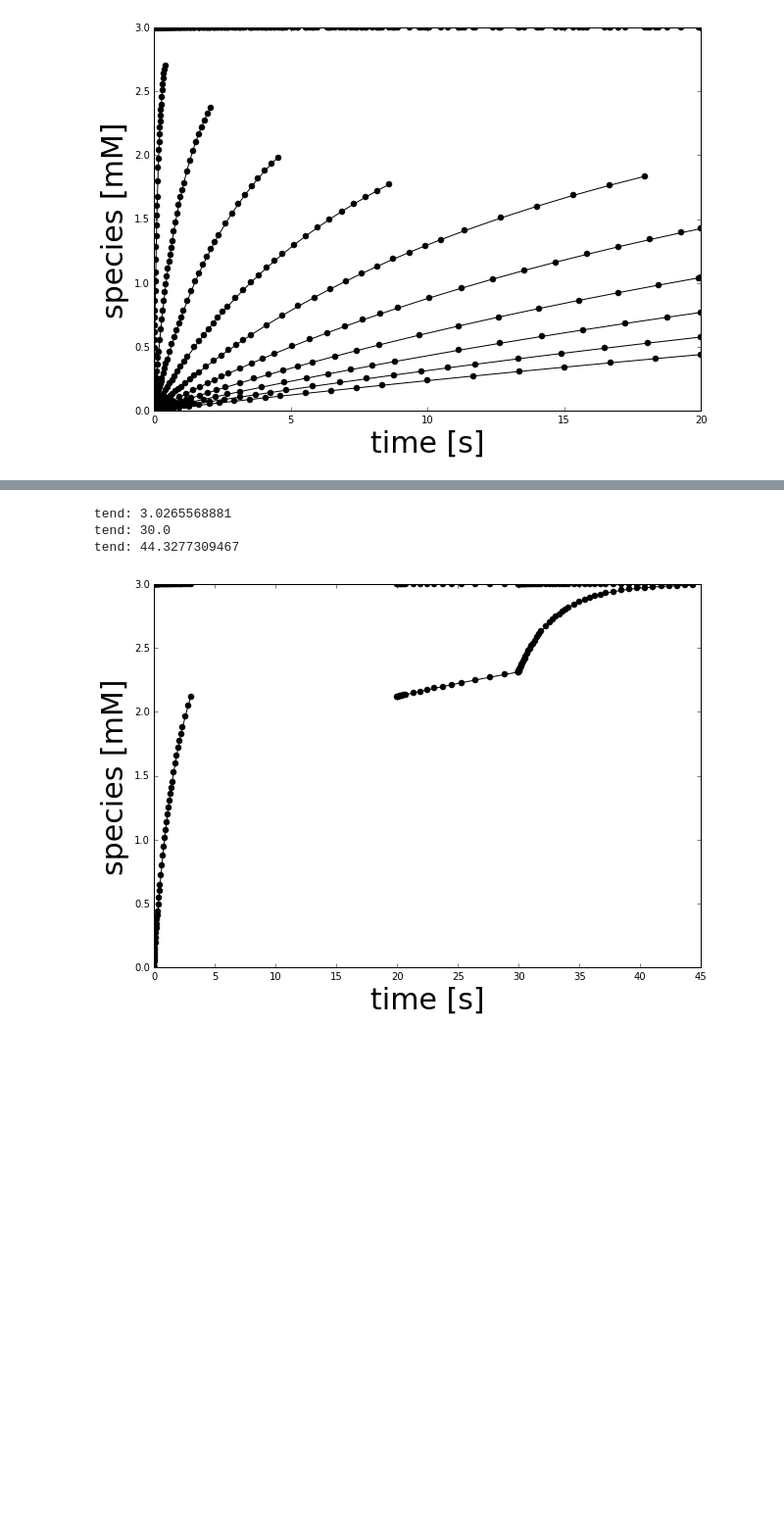
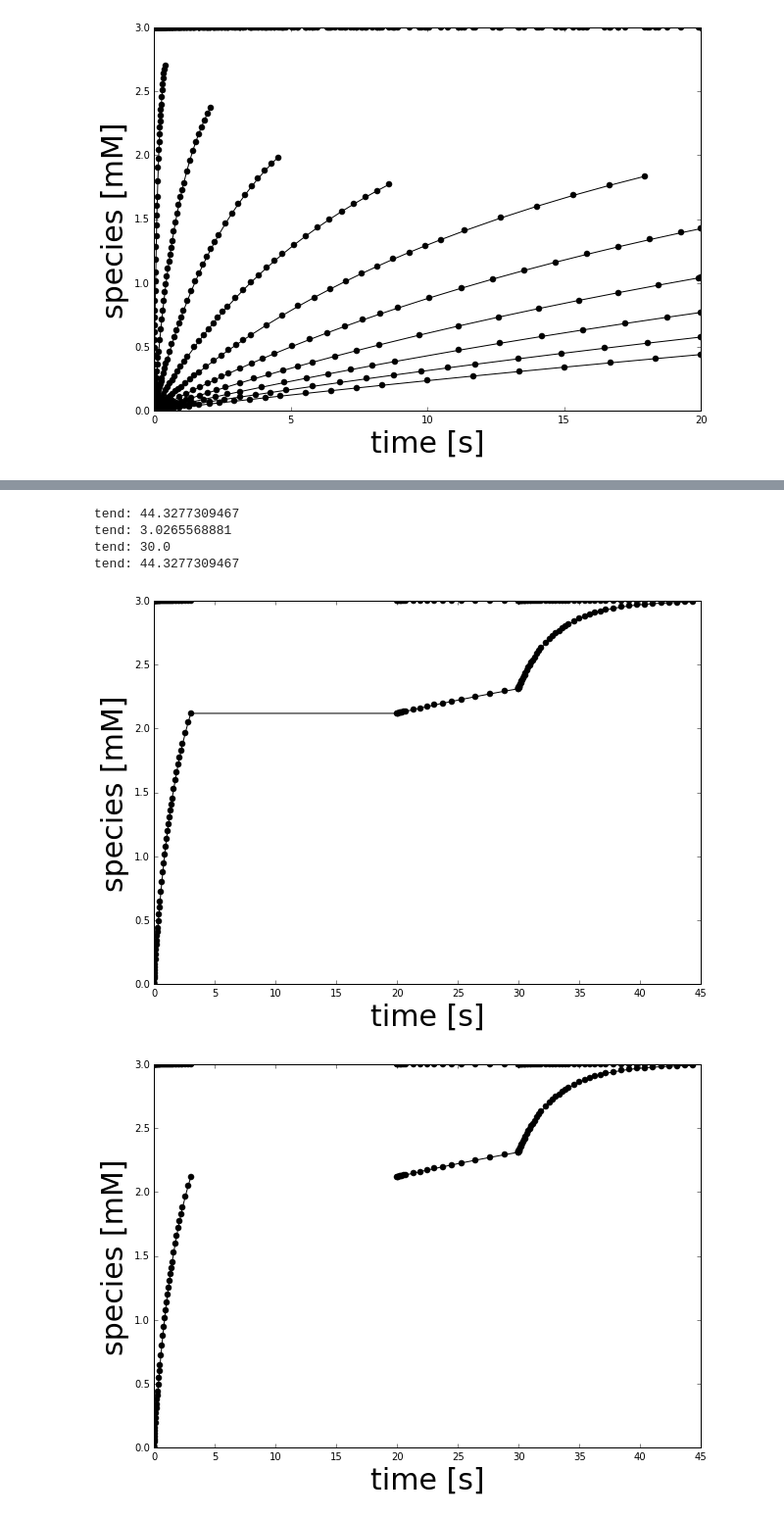
Before and after one commit to jingyayeah/multiscale-galactose, a Jupyter notebook: python/multiscalepy/multiscale/examples/notebook/SBML simulation strategies.ipynb, the cells around one changed output, grey strips where cells are left out. Shown at 98% size. Saved outputs shown, nothing was run; the diff lists cells and outputs as text; code cells hidden in the pictures; blank space fills up the shorter version.

```diff
--- a/python/multiscalepy/multiscale/examples/notebook/test_1.ipynb
+++ b/python/multiscalepy/multiscale/examples/notebook/SBML simulation strategies.ipynb
@@ -290,32 +293,37 @@ results.append(s1)
 
 # *** s2 ***
 # change parameters
 x_cell = r.x_cell  # store old value
 r.x_cell = 60E-6   # set new value
 # update depending initial conditions (this should be rules!)
 r.reset(SelectionRecord.INITIAL_GLOBAL_PARAMETER)
 # set concentrations & simulate
 restore_concentrations(r, c1)
 s2 = r.simulate(tends[0], tends[1])
 c2 = store_concentrations(r)
 results.append(s2)
 
 # *** s3 ***
 r.x_cell = x_cell  # restore value
 # update depending initial conditions
 r.reset(SelectionRecord.INITIAL_GLOBAL_PARAMETER)
 # set concentrations
 restore_concentrations(r, c2)
 s3 = r.simulate(tends[1], tends[2])
 results.append(s3)
 
-# combine results (numpy arrays)
+# concatenate results
+import numpy as np
+s = np.concatenate(results, axis=0)
 
 # plot the results
+plot_results([s])
 plot_results(results)
 # print(results)
 # %% [output]
+tend: 44.3277309467
 tend: 3.0265568881
 tend: 30.0
 tend: 44.3277309467
-[figure, old version]
+[figure, new version]
+[figure, added]
```
Also changed, not shown: parts of 5 cells of this notebook, 2 other files.
